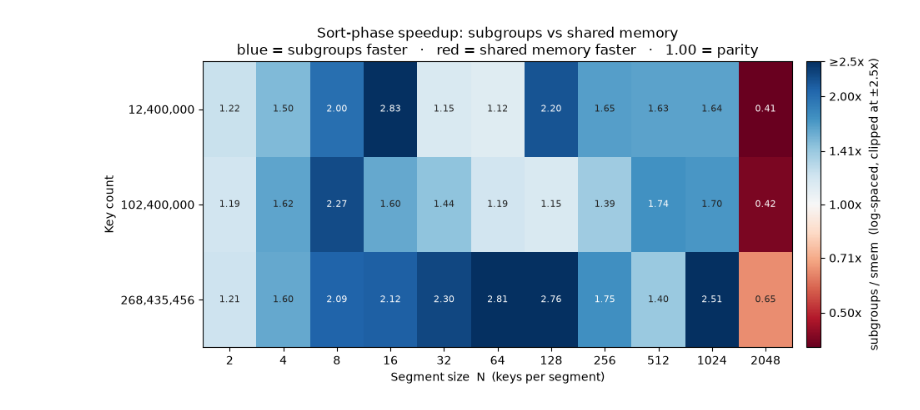
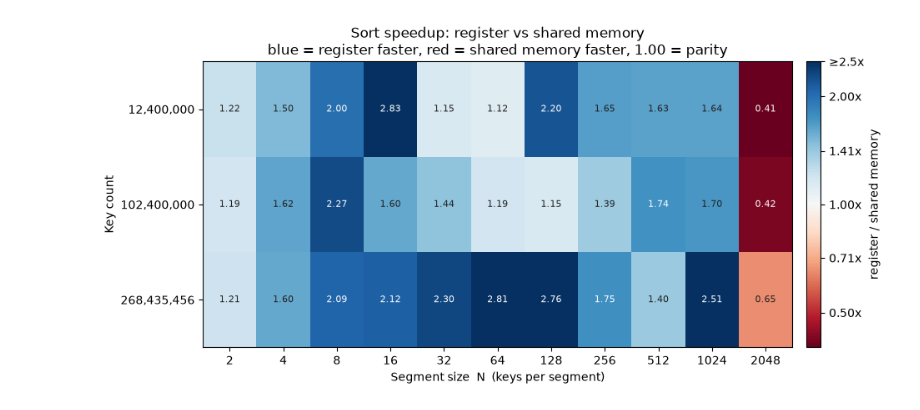
Before and after one commit to hollinwilkins/wb_segsort, a Jupyter notebook: notebooks/experiment2.ipynb, the cells around one changed output. Drawn from its saved outputs; the diff is of its cells as text; code cells hidden in the pictures.

```diff
--- a/notebooks/experiment2.ipynb
+++ b/notebooks/experiment2.ipynb
@@ -64,9 +64,8 @@ def create_benchmark_dataframe(benchmark):
     # recomputed from the corrected full-resolution ns.
     bin_it = m.get("bin_iterations", 1) or 1
     sort_it = m.get("sort_iterations", 1) or 1
-    merge_it = m.get("merge_iterations", 1) or 1
-    df = df.assign(bin_iterations=bin_it, sort_iterations=sort_it, merge_iterations=merge_it)
-    for phase, iters in (("bin", bin_it), ("sort", sort_it), ("merge", merge_it)):
+    df = df.assign(bin_iterations=bin_it, sort_iterations=sort_it)
+    for phase, iters in (("bin", bin_it), ("sort", sort_it)):
         df[f"{phase}_ns"] = df[f"{phase}_ns"] / iters
         df[f"{phase}_us"] = df[f"{phase}_ns"] / 1e3
         df[f"{phase}_ms"] = df[f"{phase}_ns"] / 1e6
@@ -238,34 +268,34 @@ Z = (
 logZ = np.log2(Z.values)
 lim = float(np.log2(2.5))                              # saturate beyond +/-2.5x
 norm = TwoSlopeNorm(vmin=-lim, vcenter=0.0, vmax=lim)
 
 fig, ax = plt.subplots(figsize=(10, 4.6))
 im = ax.imshow(logZ, cmap="RdBu", norm=norm, aspect="auto")
 
 # Annotate each cell with the raw ratio; white ink on saturated cells.
 for i in range(Z.shape[0]):
     for j in range(Z.shape[1]):
         r = Z.values[i, j]
         if np.isnan(r):
             continue
         ink = "white" if abs(logZ[i, j]) > 0.6 * lim else "#222"
         ax.text(j, i, f"{r:.2f}", ha="center", va="center", fontsize=8, color=ink)
 
 ax.set_xticks(range(len(seg_sizes)))
 ax.set_xticklabels([f"{n}" for n in seg_sizes])
 ax.set_yticks(range(len(key_counts)))
 ax.set_yticklabels([f"{n:,}" for n in key_counts])
 ax.set_xlabel("Segment size  N  (keys per segment)")
 ax.set_ylabel("Key count")
-ax.set_title("Sort-phase speedup: subgroups vs shared memory\n"
-             "blue = subgroups faster   ·   red = shared memory faster   ·   1.00 = parity")
+ax.set_title("Sort speedup: register vs shared memory\n"
+             "blue = register faster, red = shared memory faster, 1.00 = parity")
 
 cbar = fig.colorbar(im, ax=ax, pad=0.02)
 cbar.set_ticks(np.log2([0.5, 0.71, 1.0, 1.41, 2.0, 2.5]))
 cbar.ax.set_yticklabels(["0.50x", "0.71x", "1.00x", "1.41x", "2.00x", "≥2.5x"])
-cbar.set_label("subgroups / smem  (log-spaced, clipped at ±2.5x)")
+cbar.set_label("register / shared memory")
 
 fig.tight_layout()
 plt.show()
 # %% [output]
-[figure, old version]
+[figure, new version]
```
Also changed, not shown: parts of 11 cells of this notebook.
